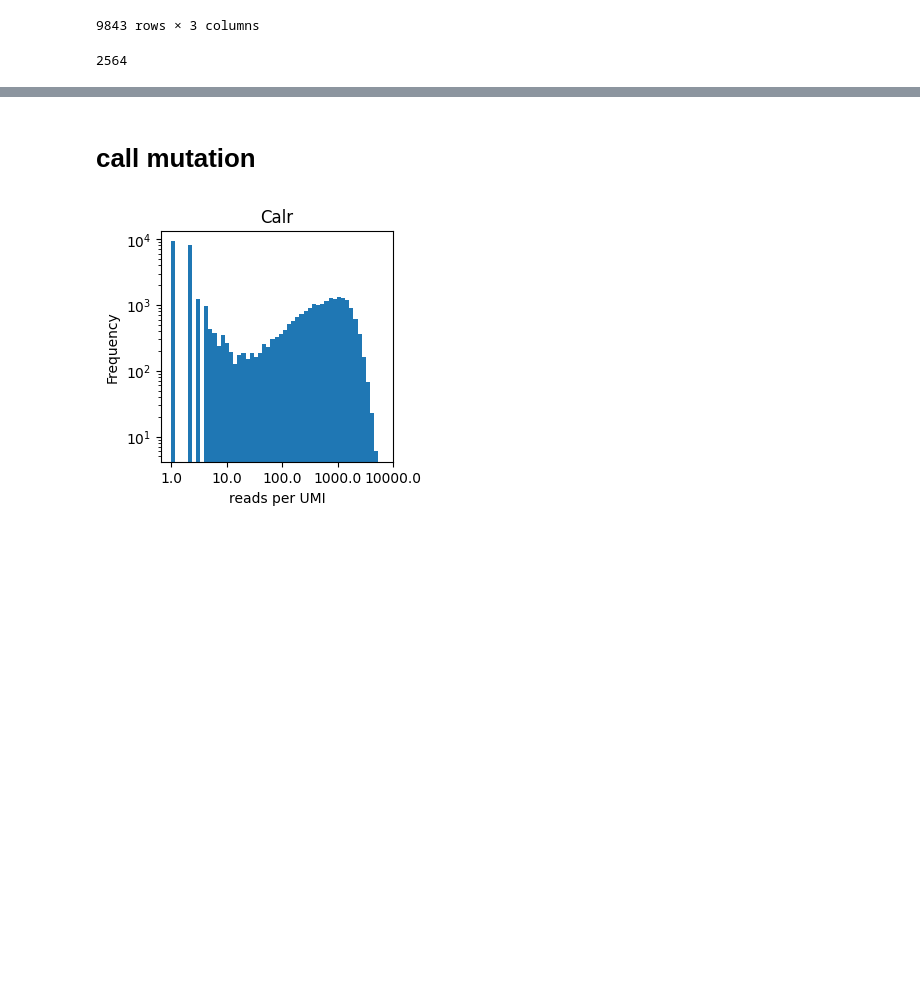
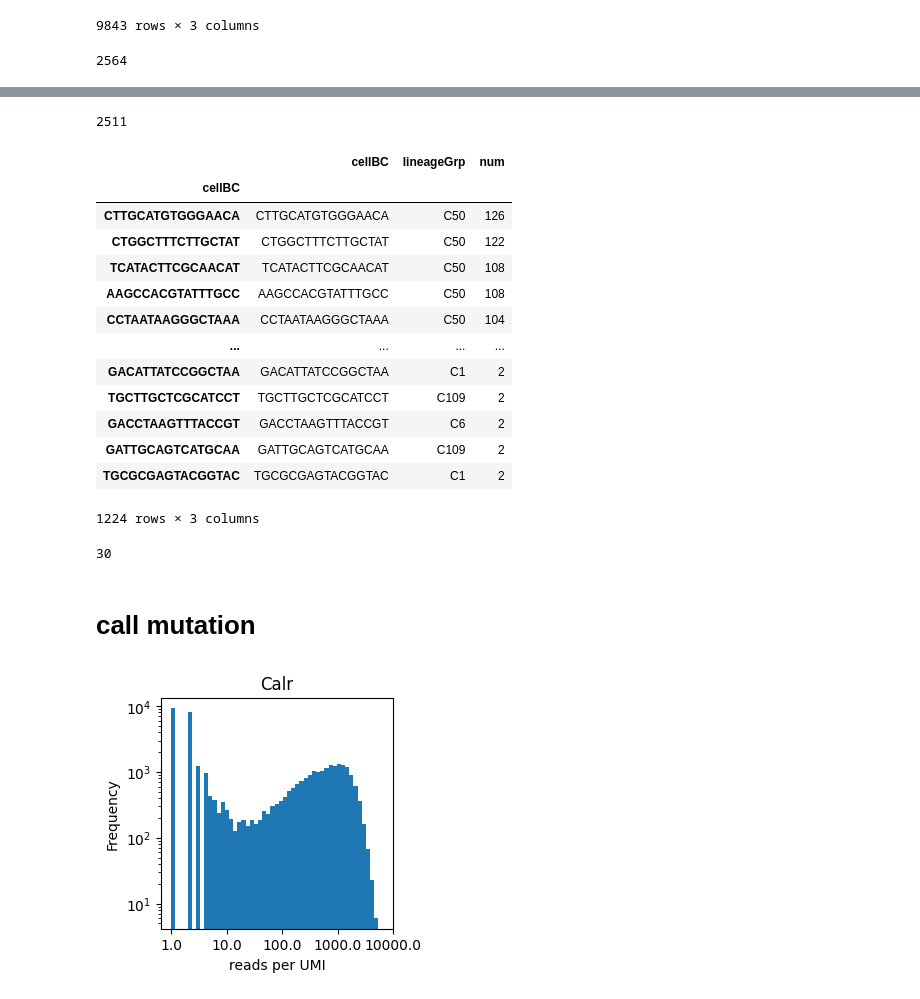
Before and after one commit to liangzhenhou/eTRACER, a Jupyter notebook: LineageTracing/scMultiome/step02_clone_detection_and_allele_table_generation.ipynb, the cells around one changed output, grey strips where cells are left out. Saved outputs shown, nothing was run; the diff lists cells and outputs as text; code cells hidden in the pictures; blank space fills up the shorter version.

```diff
--- a/LineageTracing/scMultiome/step02_clone_detection_and_allele_table_generation.ipynb
+++ b/LineageTracing/scMultiome/step02_clone_detection_and_allele_table_generation.ipynb
@@ -305,4 +159,0 @@ intBCs_final = sum(list(master_intBCs_filtered.values()),[])
-# %%
-import pickle as pic
-with open('/syn1/liangzhen/jinhua_jilab_project/result/DNA_Amplicon/multiome/master_intBCs_filtered.pickle', 'wb') as f:
-    pic.dump(master_intBCs_filtered, f)
@@ -358,4 +159,0 @@ ax.tick_params(axis='x', labelsize=15)
-# %%
-import pickle
-with open('/syn1/liangzhen/jinhua_jilab_project/result/DNA_Amplicon/multiome/piv_assigned.pickle', 'wb') as f:
-    pickle.dump(piv_assigned, f)
@@ -364,0 +165,7 @@ cell_lineage.to_csv('/syn1/liangzhen/jinhua_jilab_project/result/DNA_Amplicon/mu
+# %%
+with open('/syn1/liangzhen/jinhua_jilab_project/result/DNA_Amplicon/master_intBCs_filtered.pickle.BLEELE.new','rb')as f:
+    master_intBCs_filtered = pic.load(f)
+
+lineageGrp_intBCs = pd.DataFrame([master_intBCs_filtered]).T
+lineageGrp_intBCs.columns = ['intBCs']
+lineageGrp_intBCs
@@ -364,0 +203,37 @@ cell_lineage.to_csv('/syn1/liangzhen/jinhua_jilab_project/result/DNA_Amplicon/mu
+# %%
+len(set(cell_intBC['cellBC']))
+# %% [output]
+2511
+# %%
+cell_lineageGrp = []
+
+for cellBC,intBC in zip(cell_intBC.cellBC,cell_intBC.intBC):
+    for intBCs,lineageGrp in zip(lineageGrp_intBCs.intBCs,lineageGrp_intBCs.index):
+        if intBC in intBCs:
+            cell_lineageGrp.append([cellBC,intBC,lineageGrp])
+            continue
+
+cell_lineageGrp_df = pd.DataFrame(cell_lineageGrp)
+cell_lineageGrp_df.columns = ['cellBC','intBC','lineageGrp']
+cell_lineageGrp_df_weight = pd.merge(cell_intBC,cell_lineageGrp_df,on=['cellBC','intBC'],how='inner')
+#cell_lineageGrp_df_weight = cell_lineageGrp_df_weight.drop_duplicates(subset=['cellBC','num'],keep=False)
+cell_lineageGrp_df_weight = cell_lineageGrp_df_weight.groupby(['cellBC','lineageGrp'])['num'].sum().reset_index()
+cell_lineageGrp_df_weight = cell_lineageGrp_df_weight.sort_values(['num'],ascending=False)
+cell_lineageGrp_df_weight = cell_lineageGrp_df_weight.drop_duplicates(subset=['cellBC'],keep='first')
+cell_lineageGrp_df_weight.index = cell_lineageGrp_df_weight.cellBC.astype('str')
+cell_lineageGrp_df_weight
+# %% [output]
+|  | cellBC | lineageGrp | num |
+| cellBC |  |  |  |
+| CTTGCATGTGGGAACA | CTTGCATGTGGGAACA | C50 | 126 |
+| CTGGCTTTCTTGCTAT | CTGGCTTTCTTGCTAT | C50 | 122 |
+| TCATACTTCGCAACAT | TCATACTTCGCAACAT | C50 | 108 |
+| AAGCCACGTATTTGCC | AAGCCACGTATTTGCC | C50 | 108 |
+| CCTAATAAGGGCTAAA | CCTAATAAGGGCTAAA | C50 | 104 |
+| ... | ... | ... | ... |
+| GACATTATCCGGCTAA | GACATTATCCGGCTAA | C1 | 2 |
+| TGCTTGCTCGCATCCT | TGCTTGCTCGCATCCT | C109 | 2 |
+| GACCTAAGTTTACCGT | GACCTAAGTTTACCGT | C6 | 2 |
+| GATTGCAGTCATGCAA | GATTGCAGTCATGCAA | C109 | 2 |
+| TGCGCGAGTACGGTAC | TGCGCGAGTACGGTAC | C1 | 2 |
+1224 rows × 3 columns
@@ -365,3 +242,7 @@ cell_lineage.to_csv('/syn1/liangzhen/jinhua_jilab_project/result/DNA_Amplicon/mu
+# %%
+len(set(cell_lineage['lineageGrp']))
+# %% [output]
+30
 # %% [markdown]
 # call mutation
 # %%
```
Also changed, not shown: parts of 46 cells of this notebook.
